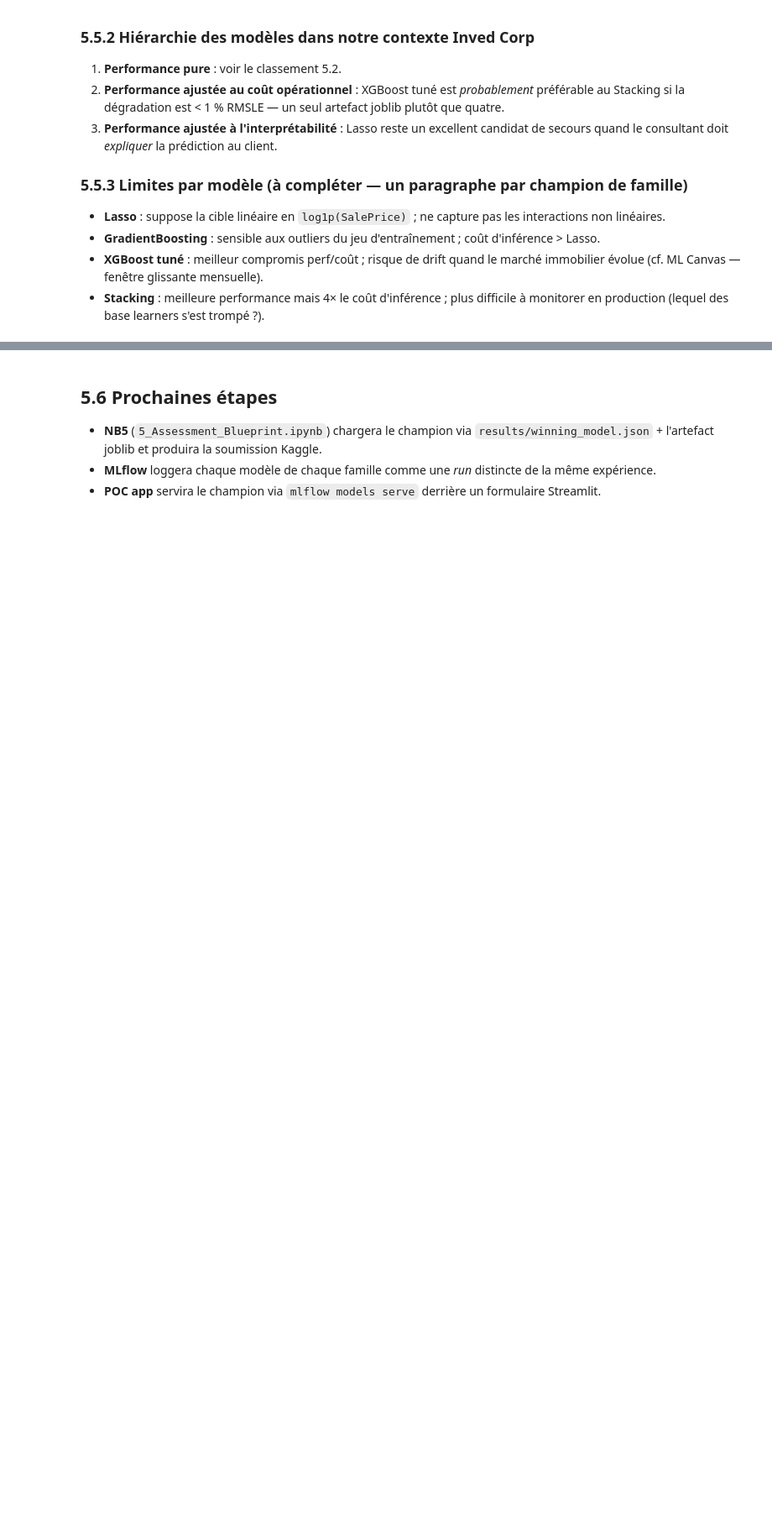
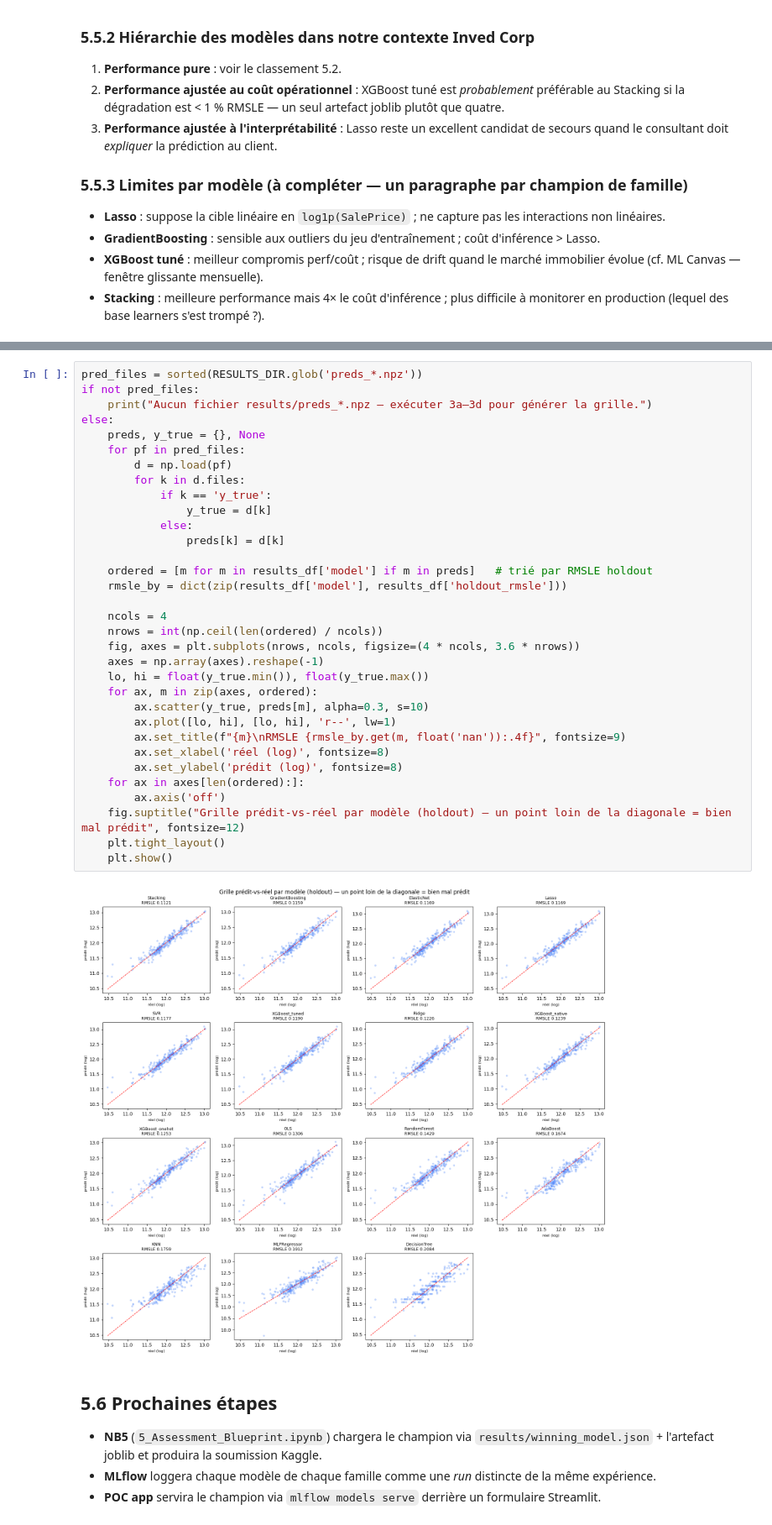
Before and after one commit to NoeBerdoz/predicting-house-prices-ml, a Jupyter notebook: 4_evaluation.ipynb, the cells around one changed output, grey strips where cells are left out. Shown at 84% size. Drawn from its saved outputs; the diff is of its cells as text; blank space fills up the shorter version.

Commit message:
add: npz models as predictions

```diff
--- a/4_evaluation.ipynb
+++ b/4_evaluation.ipynb
@@ -148,3 +152,38 @@ Champion : Stacking   (famille : stacking)
+# %%
+pred_files = sorted(RESULTS_DIR.glob('preds_*.npz'))
+if not pred_files:
+    print("Aucun fichier results/preds_*.npz — exécuter 3a–3d pour générer la grille.")
+else:
+    preds, y_true = {}, None
+    for pf in pred_files:
+        d = np.load(pf)
+        for k in d.files:
+            if k == 'y_true':
+                y_true = d[k]
+            else:
+                preds[k] = d[k]
+
+    ordered = [m for m in results_df['model'] if m in preds]   # trié par RMSLE holdout
+    rmsle_by = dict(zip(results_df['model'], results_df['holdout_rmsle']))
+
+    ncols = 4
+    nrows = int(np.ceil(len(ordered) / ncols))
+    fig, axes = plt.subplots(nrows, ncols, figsize=(4 * ncols, 3.6 * nrows))
+    axes = np.array(axes).reshape(-1)
+    lo, hi = float(y_true.min()), float(y_true.max())
+    for ax, m in zip(axes, ordered):
+        ax.scatter(y_true, preds[m], alpha=0.3, s=10)
+        ax.plot([lo, hi], [lo, hi], 'r--', lw=1)
+        ax.set_title(f"{m}\nRMSLE {rmsle_by.get(m, float('nan')):.4f}", fontsize=9)
+        ax.set_xlabel('réel (log)', fontsize=8)
+        ax.set_ylabel('prédit (log)', fontsize=8)
+    for ax in axes[len(ordered):]:
+        ax.axis('off')
+    fig.suptitle("Grille prédit-vs-réel par modèle (holdout) — un point loin de la diagonale = bien mal prédit", fontsize=12)
+    plt.tight_layout()
+    plt.show()
+# %% [output]
+[figure, added]
 # %% [markdown]
 ## 5.6 Prochaines étapes
 - **NB5** (`5_Assessment_Blueprint.ipynb`) chargera le champion via `results/winning_model.json` + l'artefact joblib et produira la soumission Kaggle.
```
Also changed, not shown: parts of 3 cells of this notebook, 16 other files.
